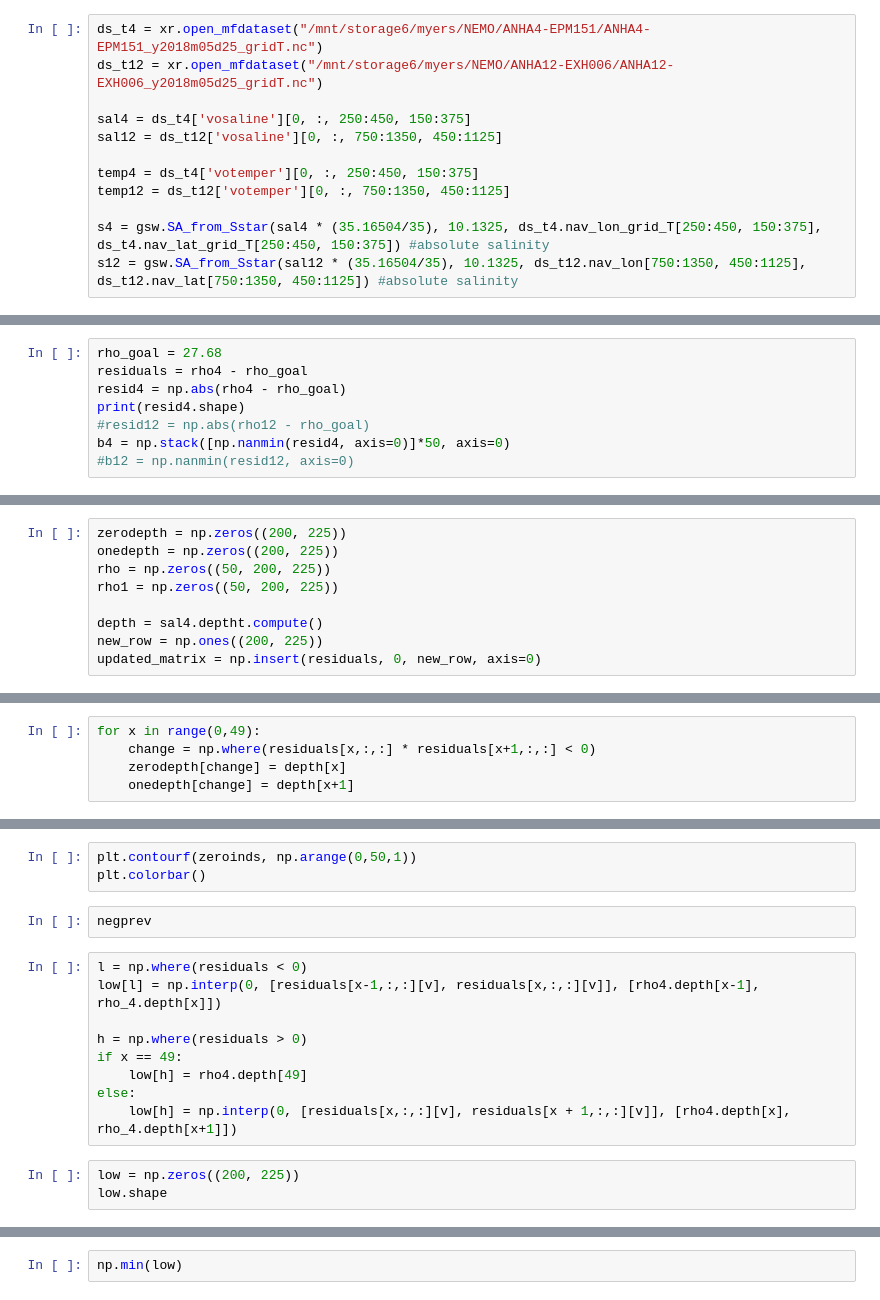
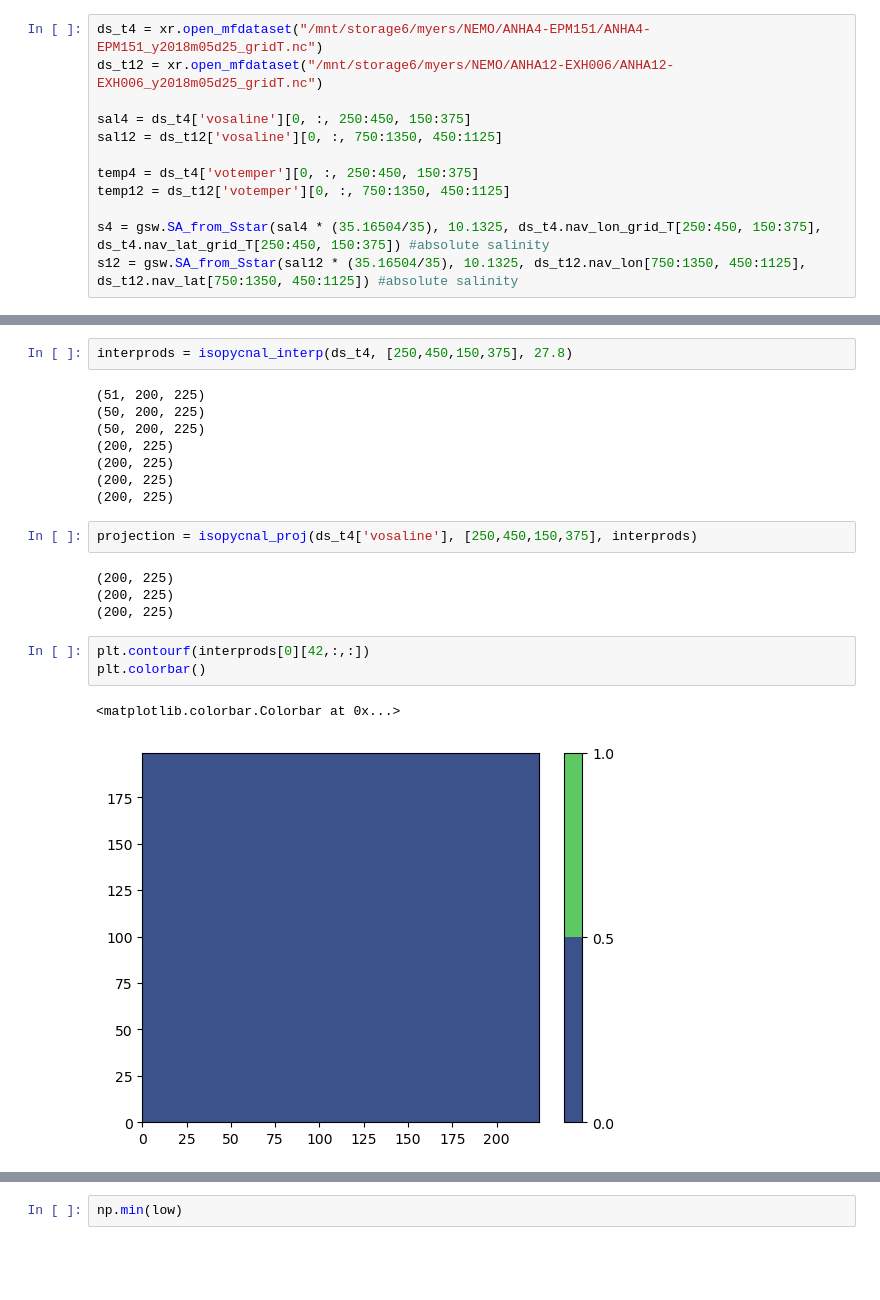
Before and after one commit to gekirkpatrick/NEMO-Analysis-Base-Scripts, a Jupyter notebook: isopycnal_proj.ipynb, the cells around one changed output, grey strips where cells are left out. Cells and saved outputs as stored; diff of their text form; blank space fills up the shorter version.

```diff
--- a/isopycnal_proj.ipynb
+++ b/isopycnal_proj.ipynb
@@ -34,8 +28,0 @@ rho4 = gsw.sigma0(s4, temp4)[0,:,250:450, 150:375]
-# %%
-rho_goal = 27.68
-residuals = rho4 - rho_goal
-resid4 = np.abs(rho4 - rho_goal)
-print(resid4.shape)
-#resid12 = np.abs(rho12 - rho_goal)
-b4 = np.stack([np.nanmin(resid4, axis=0)]*50, axis=0)
-#b12 = np.nanmin(resid12, axis=0)
@@ -48,9 +28,0 @@ residuals.shape
-# %%
-zerodepth = np.zeros((200, 225))
-onedepth = np.zeros((200, 225))
-rho = np.zeros((50, 200, 225))
-rho1 = np.zeros((50, 200, 225))
-
-depth = sal4.deptht.compute()
-new_row = np.ones((200, 225))
-updated_matrix = np.insert(residuals, 0, new_row, axis=0)
@@ -81,5 +28,0 @@ AttributeError: 'tuple' object has no attribute 'shape'
-# %%
-for x in range(0,49):
-    change = np.where(residuals[x,:,:] * residuals[x+1,:,:] < 0)
-    zerodepth[change] = depth[x]
-    onedepth[change] = depth[x+1]
@@ -100,17 +99,22 @@ n[zeroinds][:,:,0,0]
+# %%
+interprods = isopycnal_interp(ds_t4, [250,450,150,375], 27.8)
+# %% [output]
+(51, 200, 225)
+(50, 200, 225)
+(50, 200, 225)
+(200, 225)
+(200, 225)
+(200, 225)
+(200, 225)
+# %%
+projection = isopycnal_proj(ds_t4['vosaline'], [250,450,150,375], interprods)
+# %% [output]
+(200, 225)
+(200, 225)
+(200, 225)
 # %%
-plt.contourf(zeroinds, np.arange(0,50,1))
+plt.contourf(interprods[0][42,:,:])
 plt.colorbar()
+# %% [output]
+<matplotlib.colorbar.Colorbar at 0x...>
+[figure, added]
-# %%
-negprev
-# %%
-l = np.where(residuals < 0)
-low[l] = np.interp(0, [residuals[x-1,:,:][v], residuals[x,:,:][v]], [rho4.depth[x-1], rho_4.depth[x]])
-
-h = np.where(residuals > 0)
-if x == 49:
-    low[h] = rho4.depth[49]
-else:
-    low[h] = np.interp(0, [residuals[x,:,:][v], residuals[x + 1,:,:][v]], [rho4.depth[x], rho_4.depth[x+1]])
-# %%
-low = np.zeros((200, 225))
-low.shape
```
Also changed, not shown: parts of 21 cells of this notebook, 1 other file.
